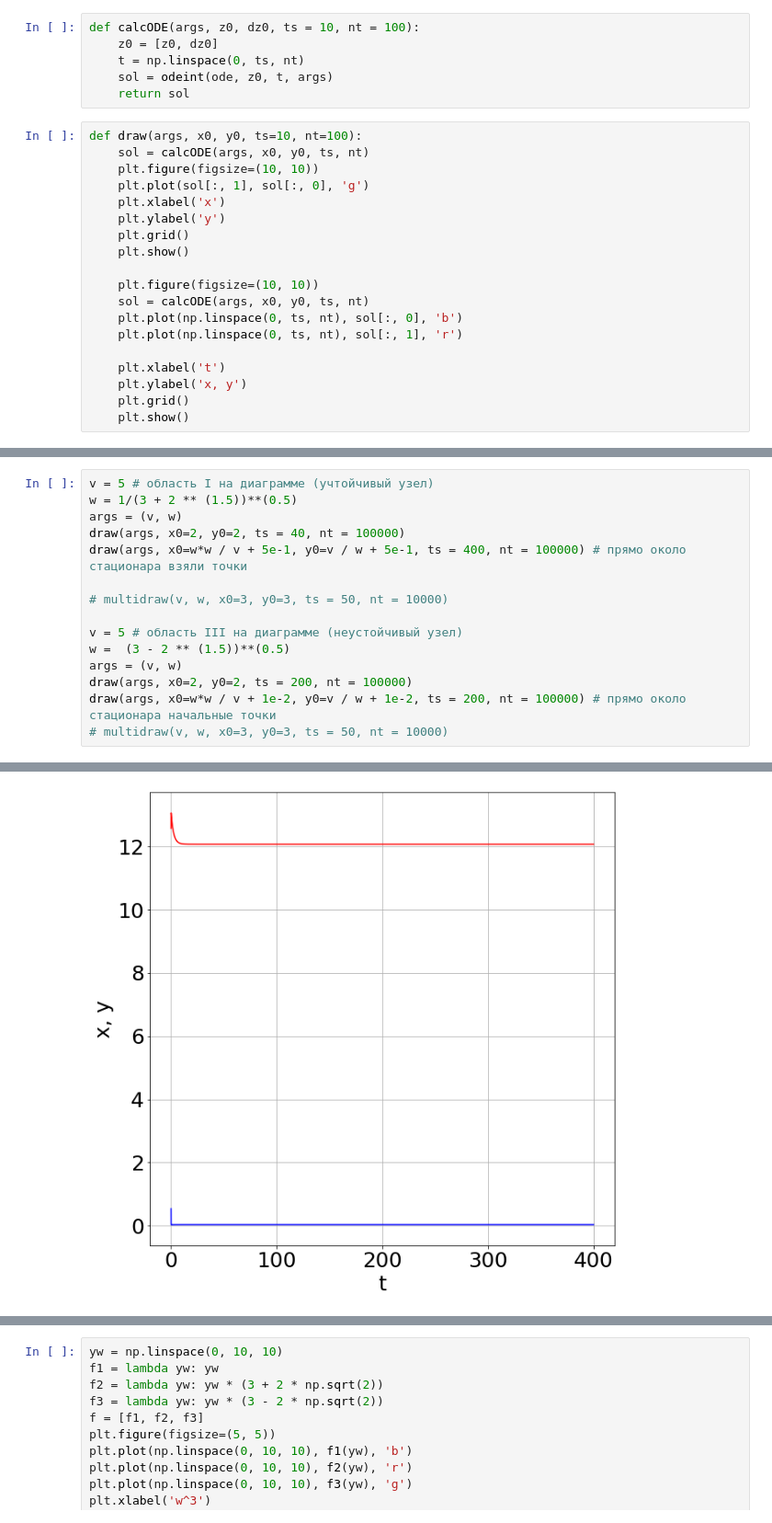
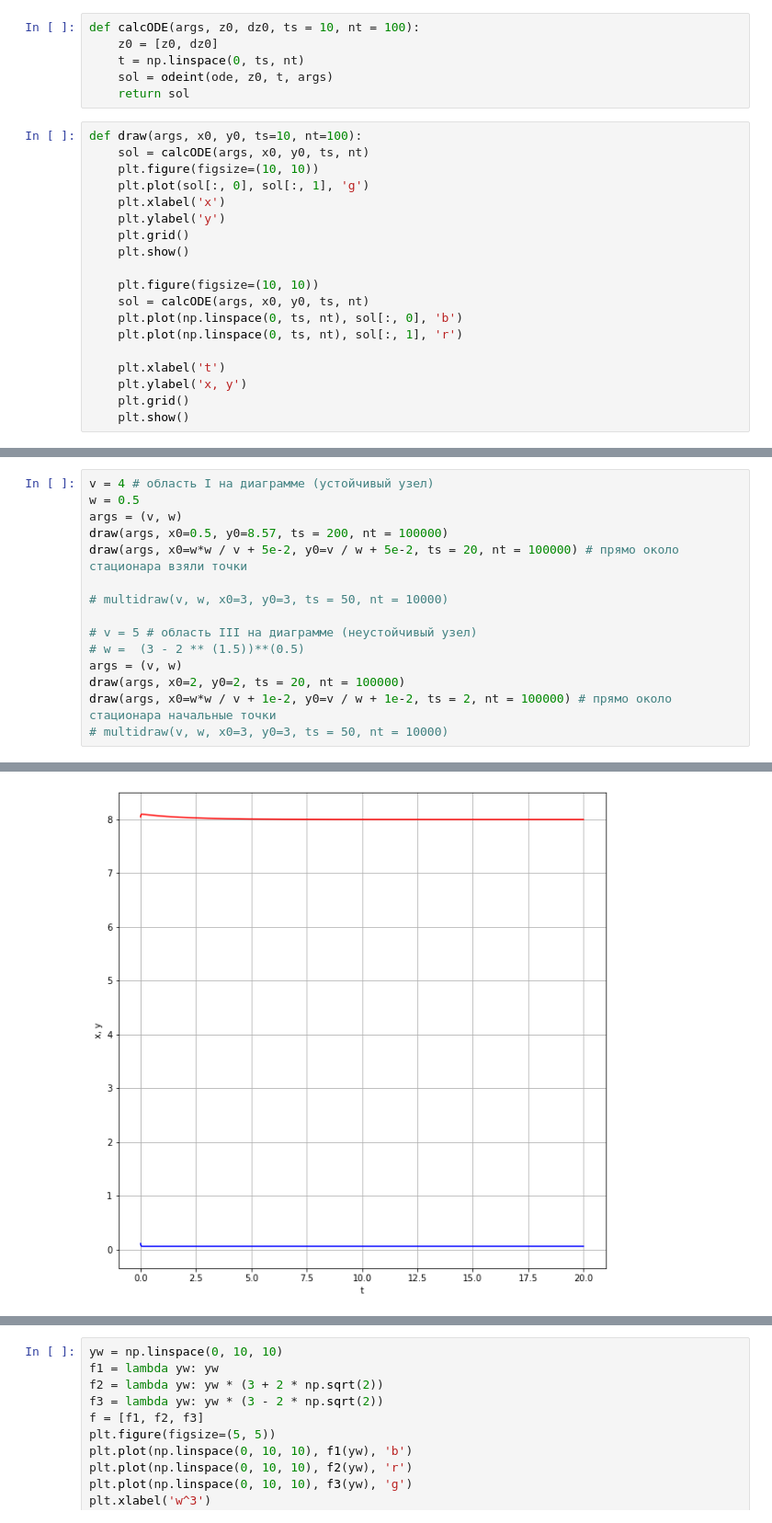
Before and after one commit to xomaiya/Biophysics, a Jupyter notebook: Selkov_model.ipynb, the cells around one changed output, grey strips where cells are left out. Shown: that part at 92% size. Drawn from its saved outputs; the diff is of its cells as text.

```diff
--- a/Selkov_model.ipynb
+++ b/Selkov_model.ipynb
@@ -19,7 +19,7 @@ def calcODE(args, z0, dz0, ts = 10, nt = 100):
 def draw(args, x0, y0, ts=10, nt=100):
     sol = calcODE(args, x0, y0, ts, nt)
     plt.figure(figsize=(10, 10))
-    plt.plot(sol[:, 1], sol[:, 0], 'g')
+    plt.plot(sol[:, 0], sol[:, 1], 'g')
     plt.xlabel('x')
     plt.ylabel('y')
     plt.grid()
@@ -90,16 +87,16 @@ draw(args, x0=w*w / v + 1e-2, y0=v / w + 1e-2, ts = 500, nt = 100000) # прям
 # %%
-v = 5 # область I на диаграмме (учтойчивый узел)
-w = 1/(3 + 2 ** (1.5))**(0.5)
+v = 4 # область I на диаграмме (уcтойчивый узел)
+w = 0.5
 args = (v, w)
-draw(args, x0=2, y0=2, ts = 40, nt = 100000)
-draw(args, x0=w*w / v + 5e-1, y0=v / w + 5e-1, ts = 400, nt = 100000) # прямо около стационара взяли точки
+draw(args, x0=0.5, y0=8.57, ts = 200, nt = 100000)
+draw(args, x0=w*w / v + 5e-2, y0=v / w + 5e-2, ts = 20, nt = 100000) # прямо около стационара взяли точки
 
 # multidraw(v, w, x0=3, y0=3, ts = 50, nt = 10000)
 
-v = 5 # область III на диаграмме (неустойчивый узел)
-w =  (3 - 2 ** (1.5))**(0.5)
+# v = 5 # область III на диаграмме (неустойчивый узел)
+# w =  (3 - 2 ** (1.5))**(0.5)
 args = (v, w)
-draw(args, x0=2, y0=2, ts = 200, nt = 100000)
-draw(args, x0=w*w / v + 1e-2, y0=v / w + 1e-2, ts = 200, nt = 100000) # прямо около стационара начальные точки
+draw(args, x0=2, y0=2, ts = 20, nt = 100000)
+draw(args, x0=w*w / v + 1e-2, y0=v / w + 1e-2, ts = 2, nt = 100000) # прямо около стационара начальные точки
 # multidraw(v, w, x0=3, y0=3, ts = 50, nt = 10000)
 # %% [output]
@@ -109 +106 @@ draw(args, x0=w*w / v + 1e-2, y0=v / w + 1e-2, ts = 200, nt = 100000) # прям
-[figure, old version]
+[figure, new version]
```
Also changed, not shown: parts of 7 cells of this notebook, 9 other files.
